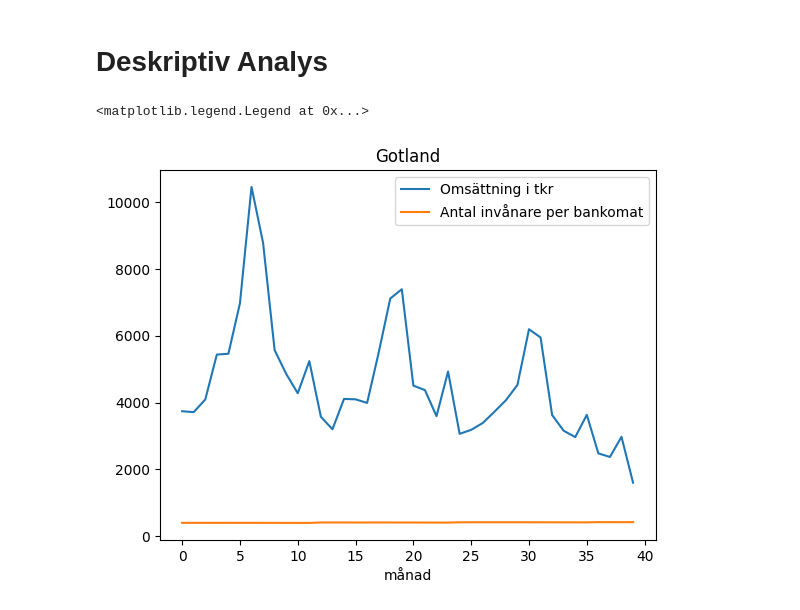
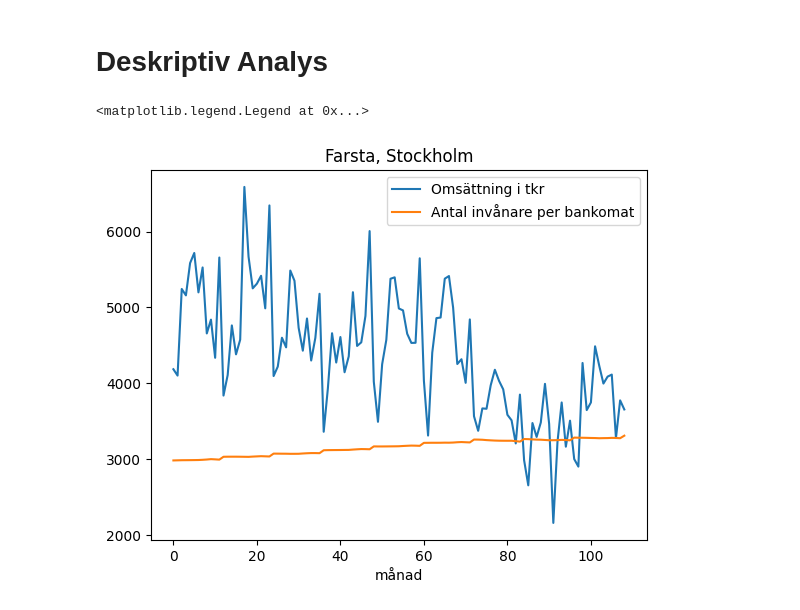
Before and after one commit to FabianFix/Kvaff-Projekt, a Jupyter notebook: project.ipynb, the cells around one changed output. Saved outputs shown, nothing was run; the diff lists cells and outputs as text; code cells hidden in the pictures.

Commit message:
farsta gang

```diff
--- a/project.ipynb
+++ b/project.ipynb
@@ -32,32 +32,36 @@ Slumpmässig transaktion
 import pandas as pd
 from matplotlib import pyplot as plt
 
+bankomaterIFarsta = [bankomat for bankomat in data.bankomater if bankomat.geographicalData["postort"] == "Farsta"]
+
 slumpmässigBankomat = data.bankomater[randint(0, len(data.bankomater)-1)]
+
+slumpmässigBankomat = bankomaterIFarsta[randint(0, len(bankomaterIFarsta) - 1)]
 
 transaktionsMånader = []
 
 for transaktionsmånad in slumpmässigBankomat.transaktionsDataSEK:
     transaktionsMånader.append(transaktionsmånad)
 
 kommun = [kommun for kommun in data.kommuner if kommun.namn == slumpmässigBankomat.geographicalData["kommun"]][0]
 
 bankomaterIKommunen = [bankomat for bankomat in data.bankomater if bankomat.geographicalData["kommun"] == kommun.namn]
 
 antalBankomater = len(bankomaterIKommunen)
 
 månader = []
 omsättningar = []
 befolkningar = []
 
 for månad in transaktionsMånader:
     befolkningar.append(kommun.data[månad["månad"]]["total"] / antalBankomater)
     månader.append(månad["månad"])
     omsättningar.append(månad["omsättning"]/1000)
 
 plt.plot(range(len(månader)), omsättningar, befolkningar)
-plt.title(kommun.namn)
+plt.title(slumpmässigBankomat.geographicalData["postort"] + ", " + kommun.namn)
 plt.xlabel("månad")
 plt.legend(["Omsättning i tkr", "Antal invånare per bankomat"])
 # %% [output]
 <matplotlib.legend.Legend at 0x...>
-[figure, old version]
+[figure, new version]
```
